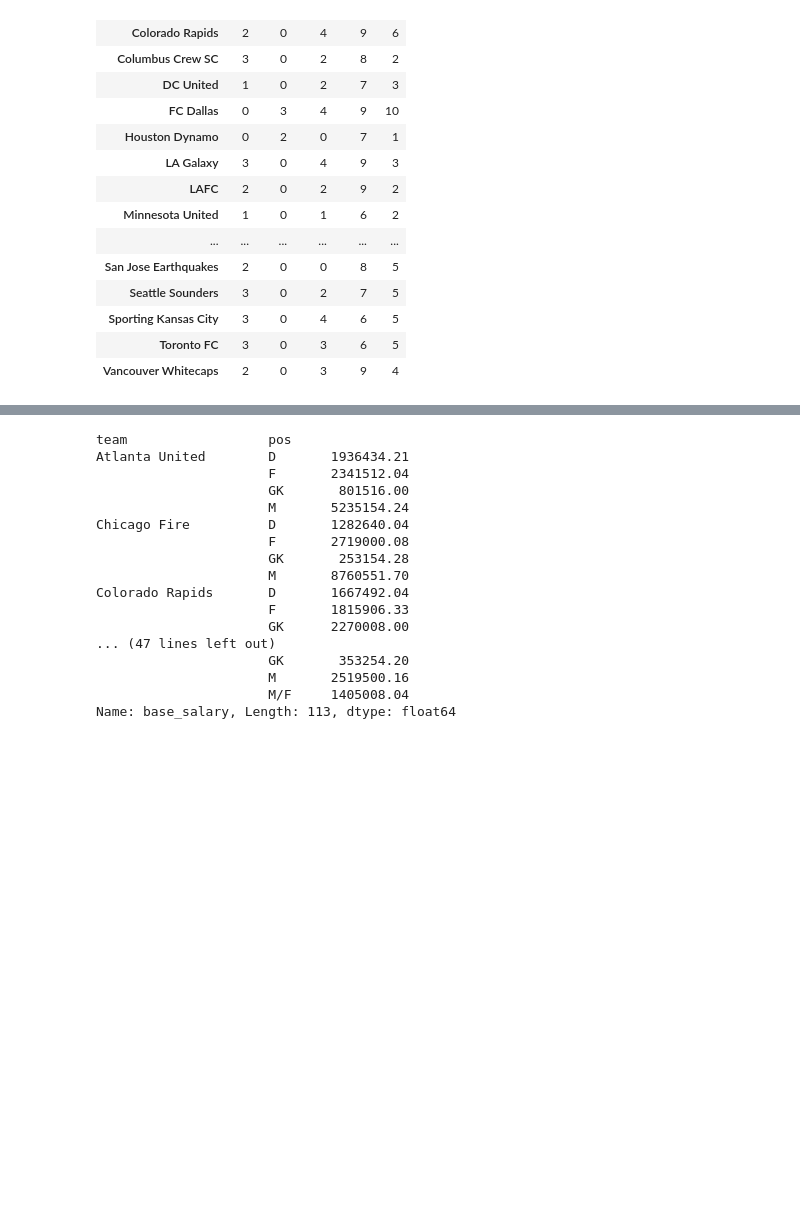
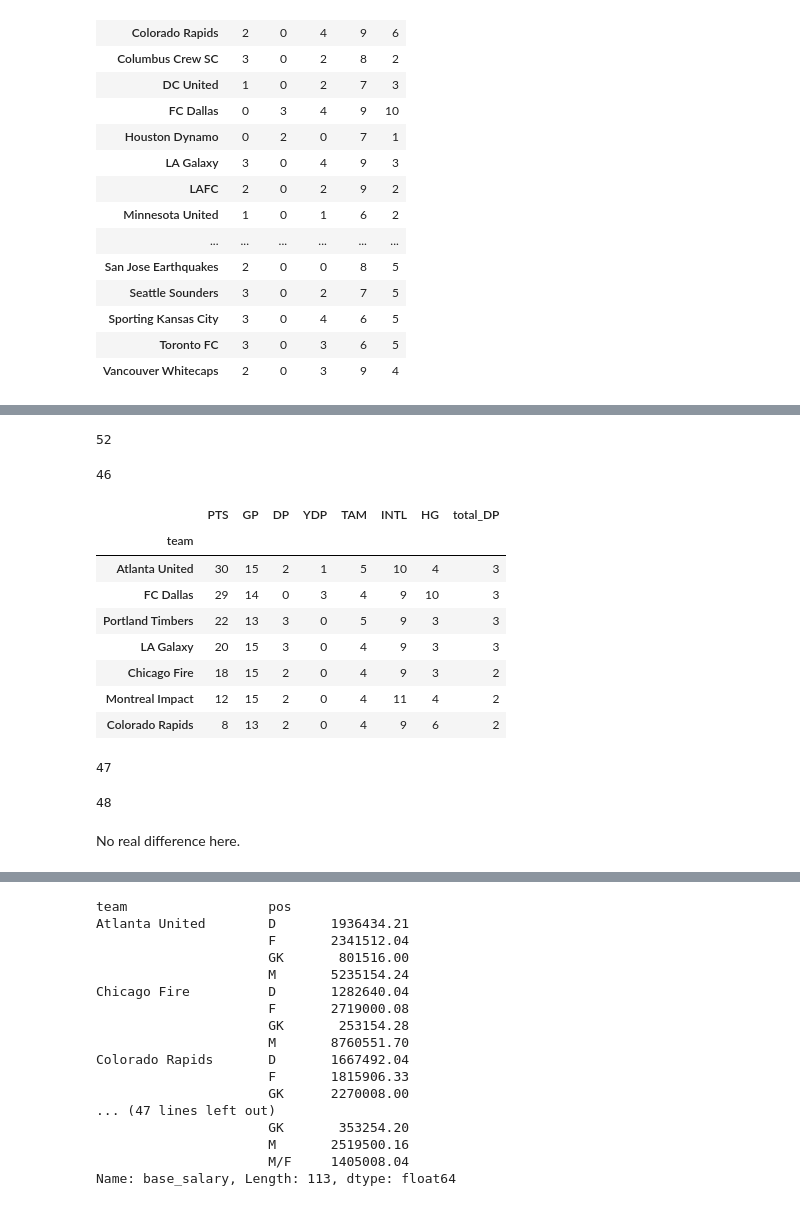
Before and after one commit to eggarcia28/MLS-Salaries, a Jupyter notebook: MLSPU Salaries.ipynb, the cells around one changed output, grey strips where cells are left out. Drawn from its saved outputs; the diff is of its cells as text; code cells hidden in the pictures; blank space fills up the shorter version.

```diff
--- a/MLSPU Salaries.ipynb
+++ b/MLSPU Salaries.ipynb
@@ -200,0 +501,31 @@ roster_info
+# %%
+round(mls[(mls['total_DP'] == 3) & (mls['HG'] > 4)]['PTS'].sum() / mls[(mls['total_DP'] == 3) & (mls['HG'] > 4)]['GP'].sum() * 34)
+# %% [output]
+52
+# %%
+round(mls[(mls['total_DP'] < 3) | (mls['HG'] <= 4)]['PTS'].sum() / mls[(mls['total_DP'] < 3) | (mls['HG'] <= 4)]['GP'].sum() * 34)
+# %% [output]
+46
+# %%
+#TAM and Internationals
+mls[(mls['TAM'] > 3) & (mls['INTL'] > 8)]
+# %% [output]
+|  | PTS | GP | DP | YDP | TAM | INTL | HG | total_DP |
+| team |  |  |  |  |  |  |  |  |
+| Atlanta United | 30 | 15 | 2 | 1 | 5 | 10 | 4 | 3 |
+| FC Dallas | 29 | 14 | 0 | 3 | 4 | 9 | 10 | 3 |
+| Portland Timbers | 22 | 13 | 3 | 0 | 5 | 9 | 3 | 3 |
+| LA Galaxy | 20 | 15 | 3 | 0 | 4 | 9 | 3 | 3 |
+| Chicago Fire | 18 | 15 | 2 | 0 | 4 | 9 | 3 | 2 |
+| Montreal Impact | 12 | 15 | 2 | 0 | 4 | 11 | 4 | 2 |
+| Colorado Rapids | 8 | 13 | 2 | 0 | 4 | 9 | 6 | 2 |
+# %%
+round(mls[(mls['TAM'] > 3) & (mls['INTL'] > 8)]['PTS'].sum() / mls[(mls['TAM'] > 3) & (mls['INTL'] > 8)]['GP'].sum() * 34)
+# %% [output]
+47
+# %%
+round(mls[(mls['TAM'] <= 3) | (mls['INTL'] <= 8)]['PTS'].sum() / mls[(mls['TAM'] <= 3) | (mls['INTL'] <= 8)]['GP'].sum() * 34)
+# %% [output]
+48
+# %% [markdown]
+No real difference here.
```
Also changed, not shown: parts of 125 cells of this notebook.
